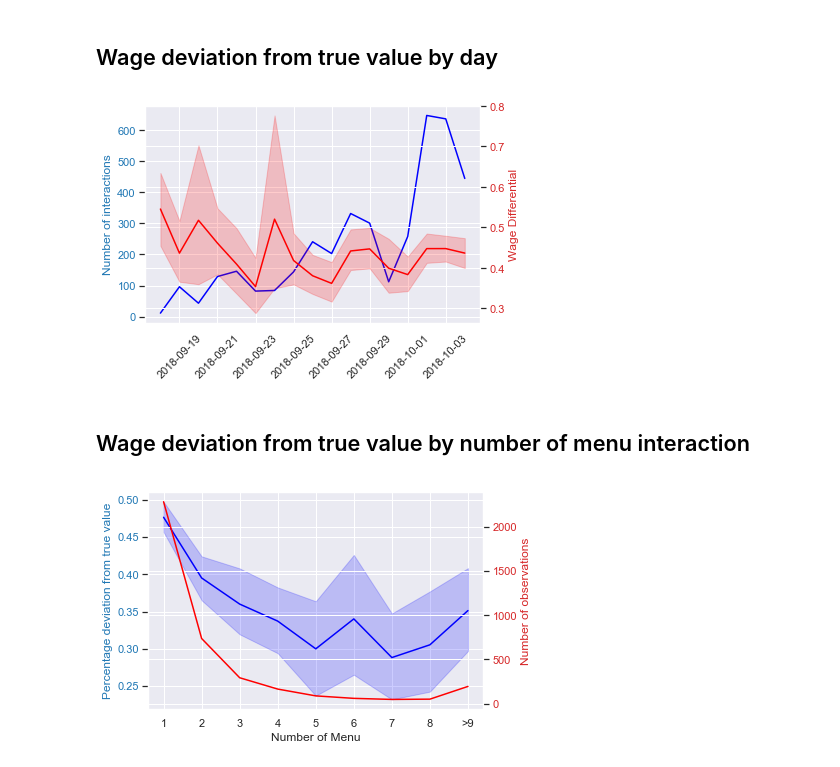
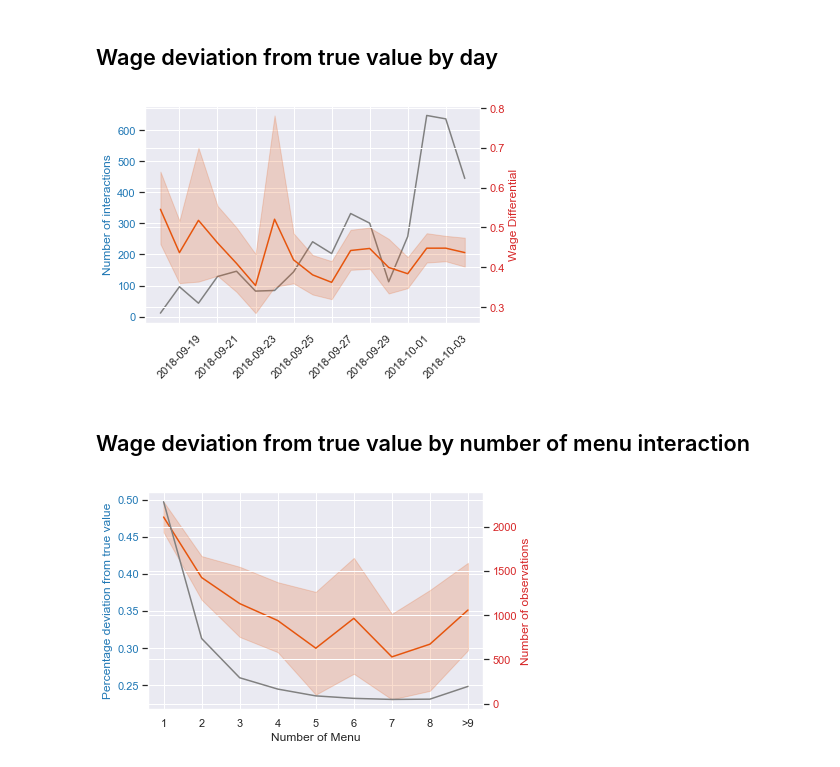
Before and after one commit to ConsiliumBots/consiliumbots.github.io, a Jupyter notebook: Chatbot_daily_Progress.ipynb, the cells around one changed output. Cells and saved outputs as stored; diff of their text form; code cells hidden in the pictures.

```diff
--- a/Chatbot_daily_Progress.ipynb
+++ b/Chatbot_daily_Progress.ipynb
@@ -19,9 +17,8 @@ $( document ).ready(code_toggle);
 # %%
-import warnings
 import pandas as pd
 import numpy as np
 import seaborn as sns; sns.set()
-import scipy, random, copy, h5py, pandas, math, csv, sys, os, pickle, re, json
+import scipy, random, copy, h5py, pandas, math, csv, sys, os, pickle, re, json, warnings
 import matplotlib.pyplot as plt
 from itertools import combinations
 from sklearn import preprocessing
@@ -36,9 +33,10 @@ sub_routines = os.path.join(path,'..','QueVasaEstudiar','python', 'sub_routines'
 sys.path.append(sub_routines)
 from neural_predictor import neural_predictor
 from Import_MenuParameters import Import_MenuParameters
-
 pd.options.mode.chained_assignment = None
 warnings.simplefilter(action='ignore', category=FutureWarning)
+
+gcolor = '#e6550d'
 # %%
 root = "C:/Users/Franco/GitHub" #Franco's MSI
 
@@ -208,33 +289,33 @@ plt.show()
 ## Wage deviation from true value by day
 # %%
 fig, ax1 = plt.subplots()
-ax = sns.lineplot(x="days", y="interaction", data=wageDeviation[wageDeviation['days']<'2018-10-05 00:00:00'].groupby(['days']).sum().reset_index(), color='blue')
+ax = sns.lineplot(x="days", y="interaction", data=wageDeviation[wageDeviation['days']<'2018-10-05 00:00:00'].groupby(['days']).sum().reset_index(), color='gray')
 ax.set_xlabel('')
 ax.set_ylabel('Number of interactions', color='tab:blue')
 ax.tick_params(axis='y', labelcolor='tab:blue')
 ax2 = ax.twinx()  # instantiate a second axes that shares the same x-axis
-ax2 = sns.lineplot(x="days", y="absWageDeviation", data=wageDeviation[wageDeviation['days']<'2018-10-05 00:00:00'], color='red')
+ax2 = sns.lineplot(x="days", y="absWageDeviation", data=wageDeviation[wageDeviation['days']<'2018-10-05 00:00:00'], color=gcolor)
 ax2.set_ylabel('Wage Differential', color='tab:red')  # we already handled the x-label with ax1
 ax2.tick_params(axis='y', labelcolor='tab:red')
 for tick in ax.get_xticklabels(): tick.set_rotation(45)
 plt.show()
 # %% [output]
-[figure, old version]
+[figure, new version]
 # %% [markdown]
 ## Wage deviation from true value by number of menu interaction
 # %%
 fig, ax = plt.subplots()
-ax = sns.lineplot(x="numberMenu", y="absWageDeviation", data=wageDeviation[wageDeviation['days']<'2018-10-05 00:00:00'], color='blue')
+ax = sns.lineplot(x="numberMenu", y="absWageDeviation", data=wageDeviation[wageDeviation['days']<'2018-10-05 00:00:00'], color=gcolor)
 ax.set_xlabel('Number of Menu')
 ax.set_ylabel('Percentage deviation from true value', color='tab:blue')
 ax.tick_params(axis='y', labelcolor='tab:blue')
 ax2 = ax.twinx()  # instantiate a second axes that shares the same x-axis
-ax2 = sns.lineplot(x="numberMenu", y="N_total", data=wageDeviation[wageDeviation['days']<'2018-10-05 00:00:00'].groupby(['numberMenu']).sum().reset_index(), color='red')
+ax2 = sns.lineplot(x="numberMenu", y="N_total", data=wageDeviation[wageDeviation['days']<'2018-10-05 00:00:00'].groupby(['numberMenu']).sum().reset_index(), color='gray')
 ax2.set_ylabel('Number of observations', color='tab:red')  # we already handled the x-label with ax1
 ax2.tick_params(axis='y', labelcolor='tab:red')
 labels = [int(x) for x in ax.get_xticks().tolist()]
 labels[-2]='>9'
 ax.set_xticklabels(labels)
 plt.show()
 # %% [output]
-[figure, old version]
+[figure, new version]
```
Also changed, not shown: parts of 12 cells of this notebook, 1 other file.
